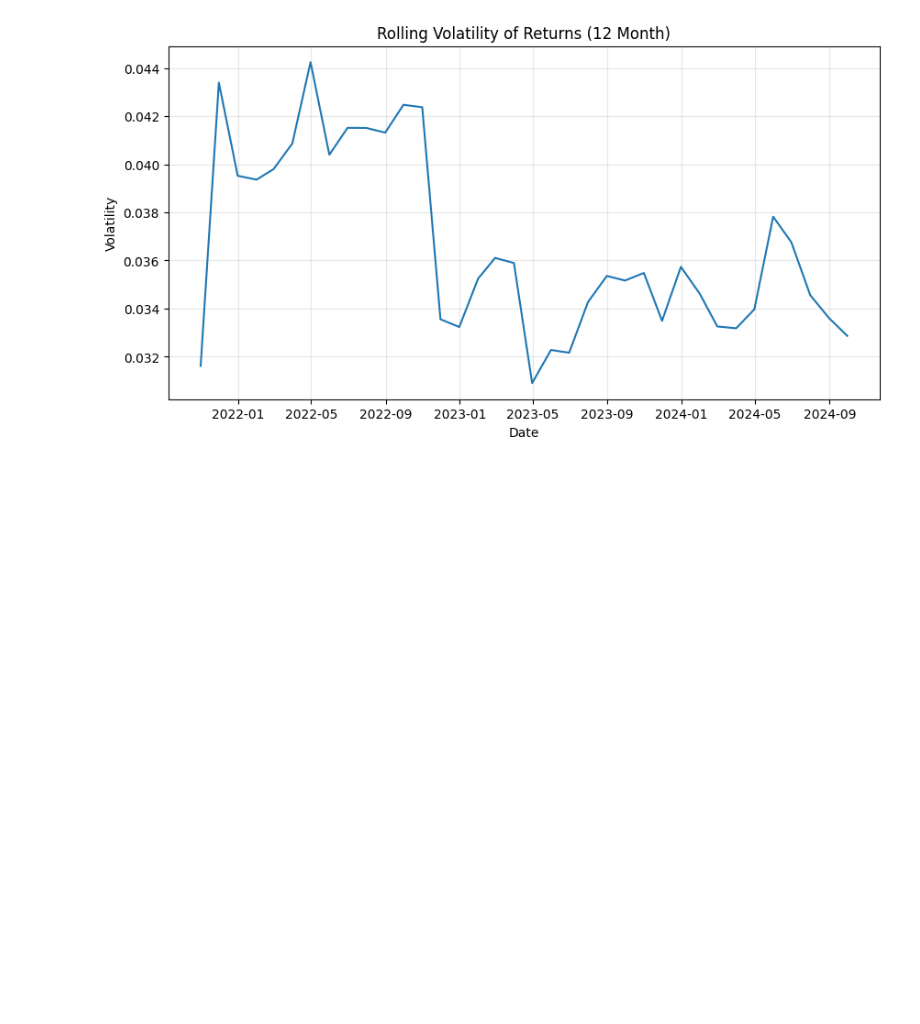
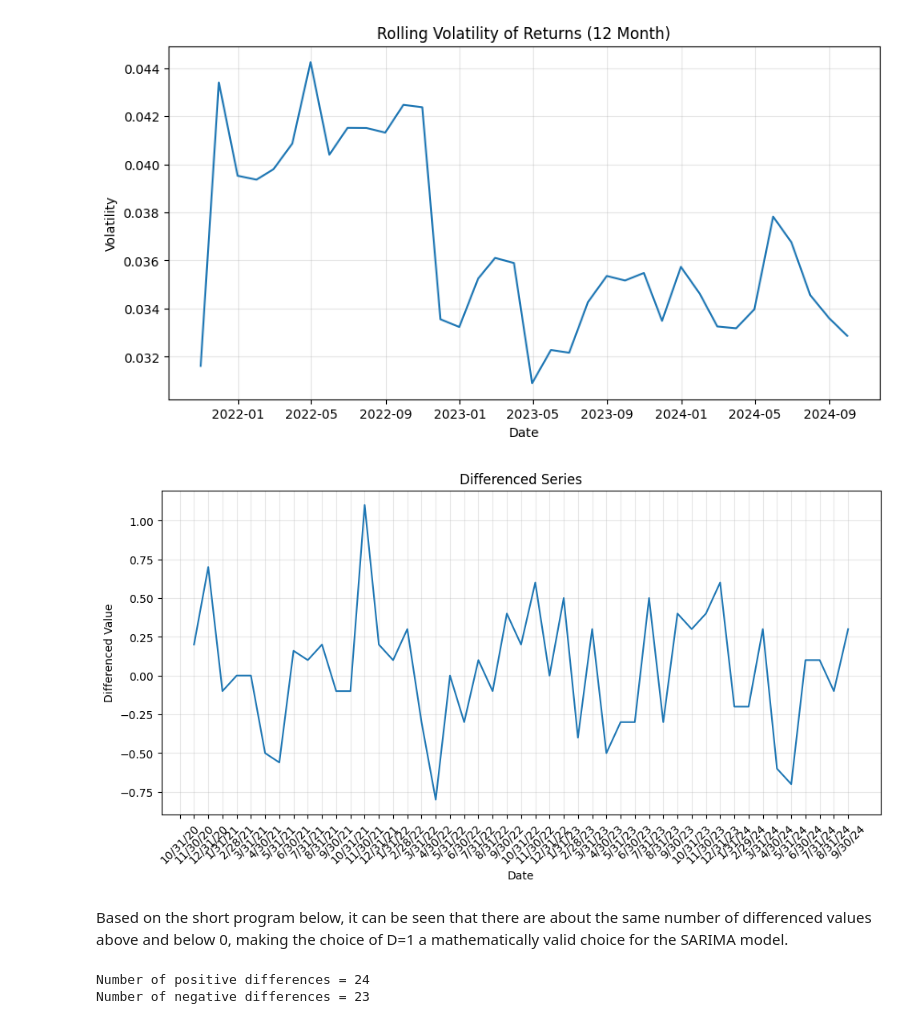
Before and after one commit to m4rthaswur1d/jpm-quant-research-sim, a Jupyter notebook: task1_price_analysis/task1_analysis.ipynb, the cells around one changed output. Saved outputs shown, nothing was run; the diff lists cells and outputs as text; code cells hidden in the pictures; blank space fills up the shorter version.

Commit message:
Add Task 1 SARIMA modeling and analysis notebook

```diff
--- a/task1_price_analysis/task1_analysis.ipynb
+++ b/task1_price_analysis/task1_analysis.ipynb
@@ -79,3 +84,23 @@ plot_rolling_volatility(df)
 # %% [output]
 [figure]
 [figure]
+# %%
+diffed = difference_series(df["Prices"], order=1)
+plot_difference_series(df["Dates"], diffed)
+# %% [output]
+[figure, added]
+# %% [markdown]
+Based on the short program below, it can be seen that there are about the same number of differenced values above and below 0, making the choice of D=1 a mathematically valid choice for the SARIMA model.
+# %%
+count_positive = 0
+count_negative = 0
+for val in diffed:
+    if val > 0:
+        count_positive += 1
+    elif val <= 0:
+        count_negative +=1
+print("Number of positive differences =", count_positive)
+print("Number of negative differences =", count_negative)
+# %% [output]
+Number of positive differences = 24
+Number of negative differences = 23
```
Also changed, not shown: parts of 8 cells of this notebook, 1 other file.
